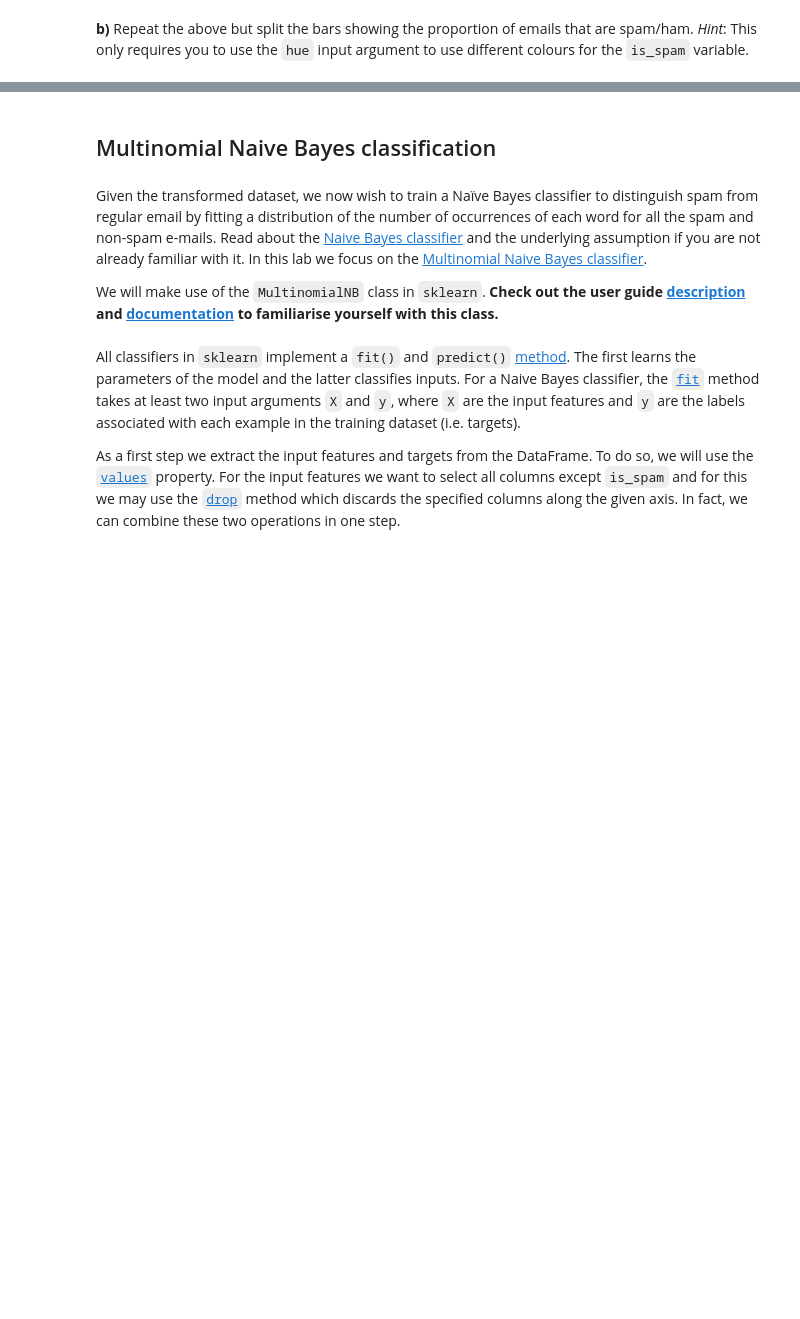
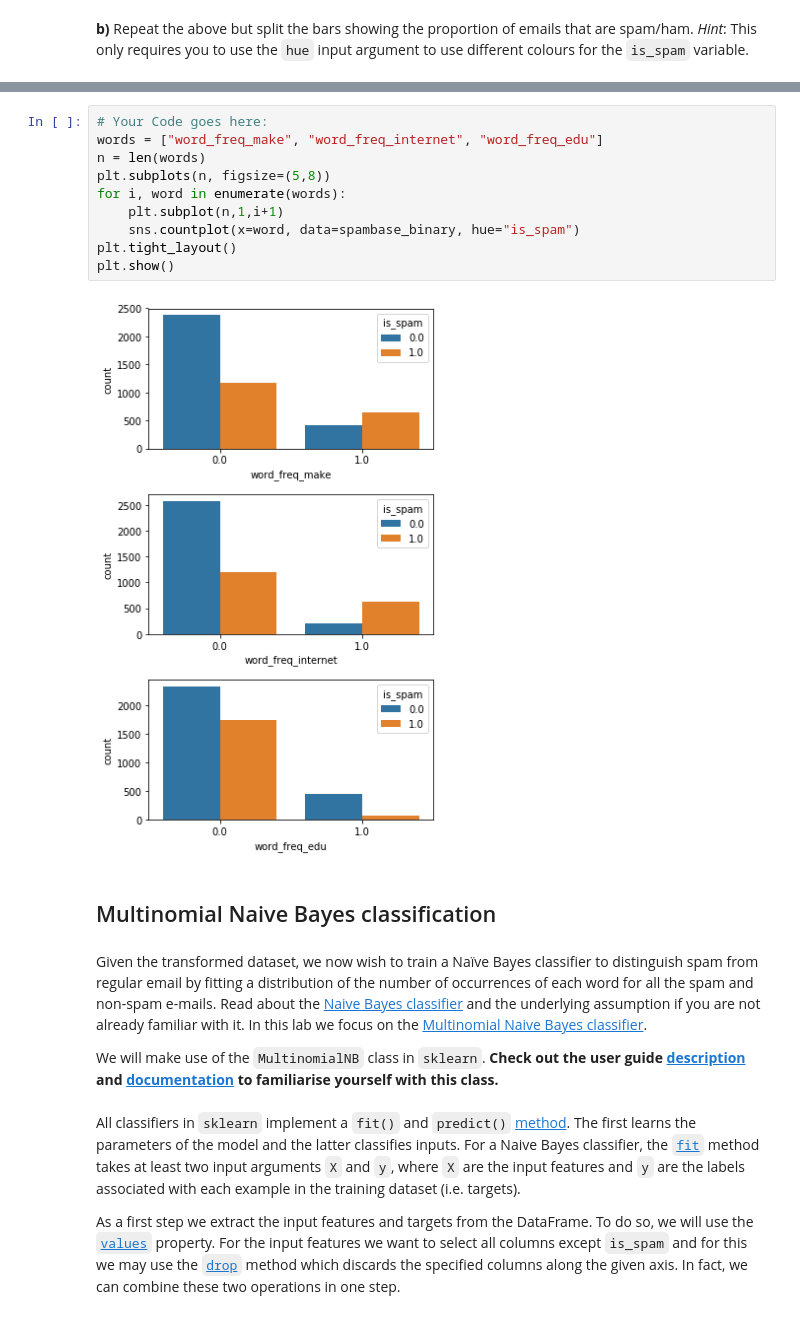
Before and after one commit to celinadong/iaml-labs, a Jupyter notebook: Labs/01 - Analysis and Visualisation.ipynb, the cells around one changed output, grey strips where cells are left out. Cells and saved outputs as stored; diff of their text form; blank space fills up the shorter version.

```diff
--- a/Labs/01 - Analysis and Visualisation.ipynb
+++ b/Labs/01 - Analysis and Visualisation.ipynb
@@ -209,3 +234,15 @@ Now we want to get a feeling for how the presence or absence of some specific wo
+# %%
+# Your Code goes here:
+words = ["word_freq_make", "word_freq_internet", "word_freq_edu"]
+n = len(words)
+plt.subplots(n, figsize=(5,8))
+for i, word in enumerate(words):
+    plt.subplot(n,1,i+1)
+    sns.countplot(x=word, data=spambase_binary, hue="is_spam")
+plt.tight_layout()
+plt.show()
+# %% [output]
+[figure, added]
 # %% [markdown]
 ## Multinomial Naive Bayes classification
 # %% [markdown]
```
Also changed, not shown: parts of 33 cells of this notebook.
